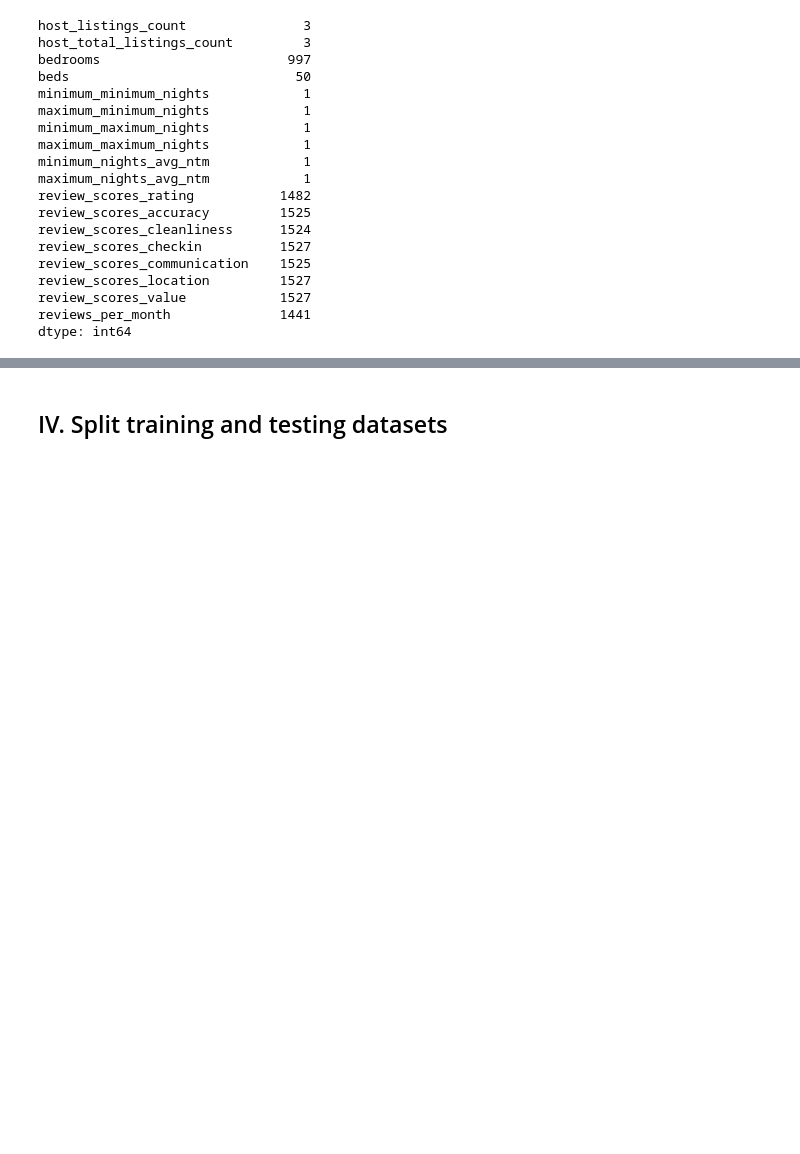
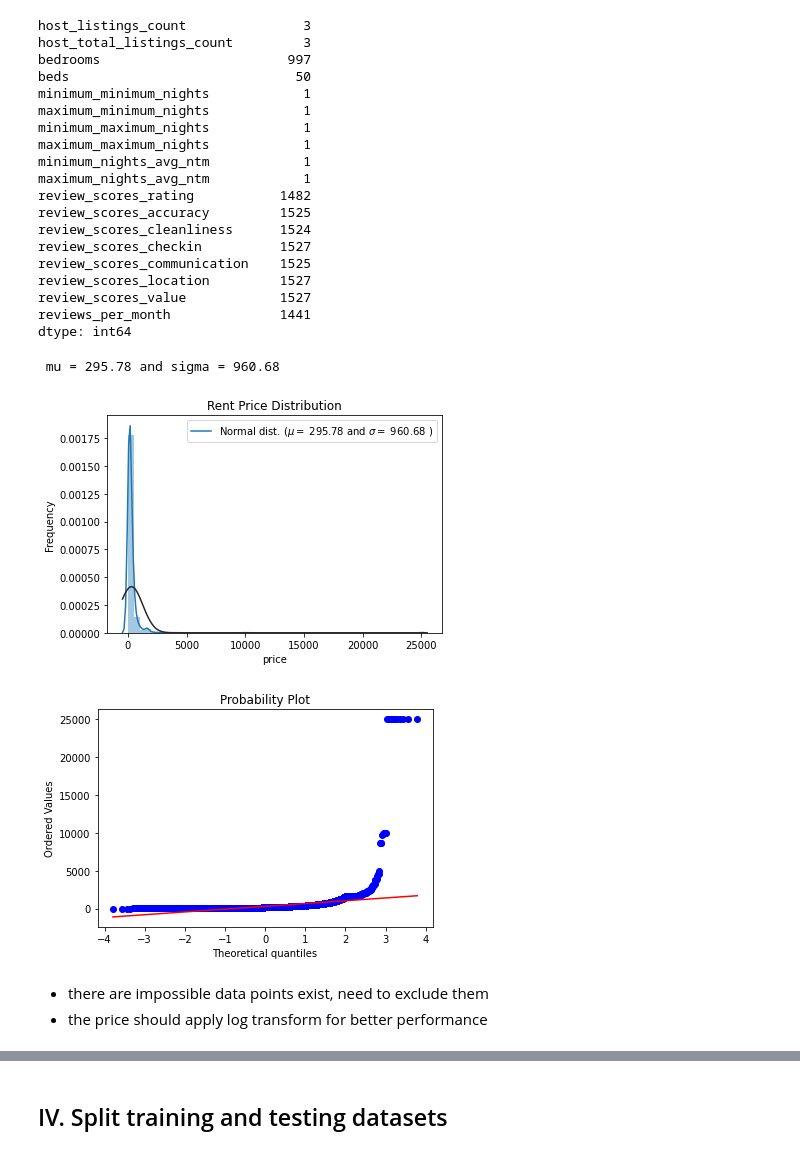
Before and after one commit to italu1013/insideairbnb_rental_price_prediction, a Jupyter notebook: EDA.ipynb, the cells around one changed output, grey strips where cells are left out. Cells and saved outputs as stored; diff of their text form; code cells hidden in the pictures; blank space fills up the shorter version.

```diff
--- a/EDA.ipynb
+++ b/EDA.ipynb
@@ -133,3 +173,27 @@ for col in varibles_na_cnt[varibles_na_cnt > 0].index:
         value_to_fill = most_freq
     df_all[col].fillna(value_to_fill, inplace=True)
     imputer_dict[col] = value_to_fill
+# %%
+sns.distplot(Y , fit=norm);
+
+# Get the fitted parameters used by the function
+(mu, sigma) = norm.fit(Y)
+print( '\n mu = {:.2f} and sigma = {:.2f}\n'.format(mu, sigma))
+
+#Now plot the distribution
+plt.legend(['Normal dist. ($\mu=$ {:.2f} and $\sigma=$ {:.2f} )'.format(mu, sigma)],
+            loc='best')
+plt.ylabel('Frequency')
+plt.title('Rent Price Distribution')
+
+#Get also the QQ-plot
+fig = plt.figure()
+res = stats.probplot(Y, plot=plt)
+plt.show()
+# %% [output]
+ mu = 295.78 and sigma = 960.68
+[figure, added]
+[figure, added]
+# %% [markdown]
+- there are impossible data points exist, need to exclude them
+- the price should apply log transform for better performance
```
Also changed, not shown: parts of 31 cells of this notebook, 2 other files.
